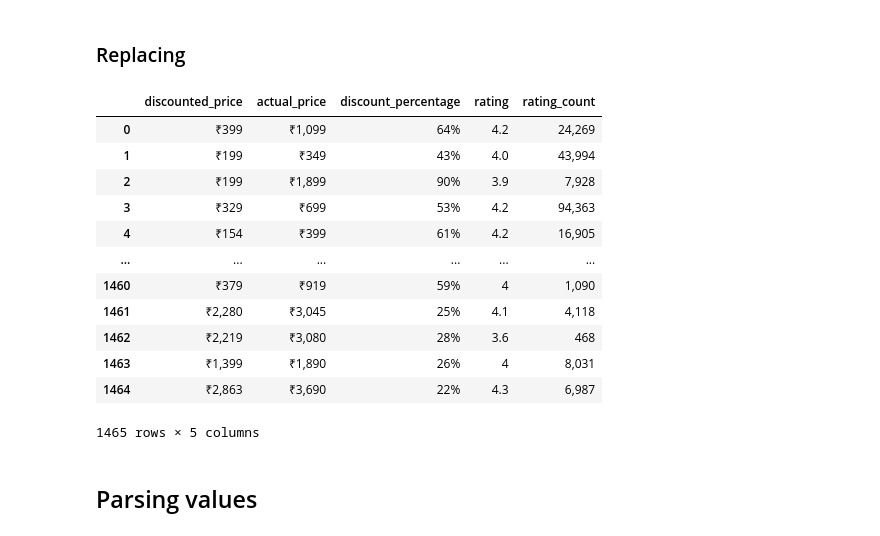
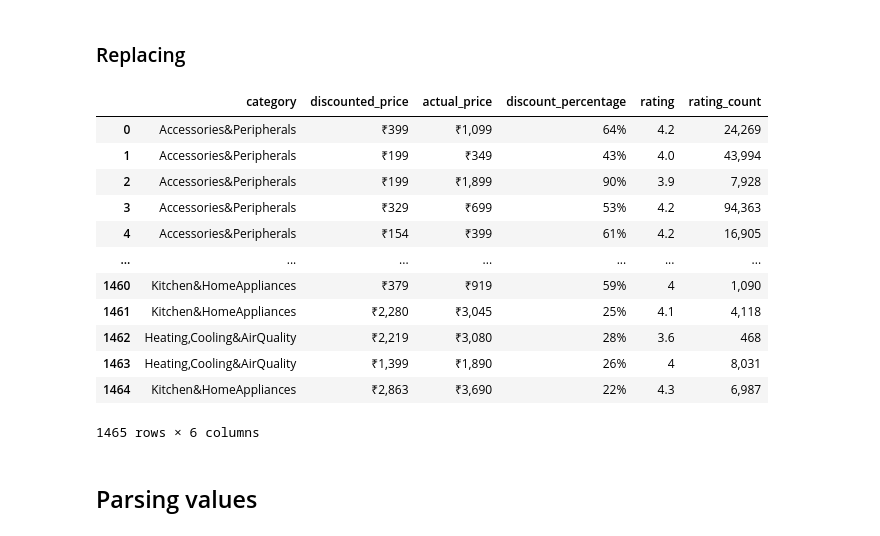
Before and after one commit to JavaConterry/SpecProg-DS-DA, a Jupyter notebook: Course Project/Amazon Sales Analysis.ipynb, the cells around one changed output. Cells and saved outputs as stored; diff of their text form; code cells hidden in the pictures.

```diff
--- a/Course Project/Amazon Sales Analysis.ipynb
+++ b/Course Project/Amazon Sales Analysis.ipynb
@@ -5,6 +5,7 @@ import pandas as pd
 import math
 # %%
 df = pd.read_csv("amazon.csv")
+df['category'] = df['category'].str.split('|').str[1]
 print(df)
 # %% [output]
       product_id                                       product_name  \
@@ -40,23 +42,23 @@ True
 df = df.fillna(method="bfill")
 # %%
-num_df = df.iloc[:, 3:8]
+num_df = df.iloc[:, 2:8]
 spec_idx = num_df[num_df['rating'] == "|"].index[0]
 num_df.iloc[spec_idx] = num_df.iloc[spec_idx-1]
 num_df
 # %% [output]
-|  | discounted_price | actual_price | discount_percentage | rating | rating_count |
-| 0 | ₹399 | ₹1,099 | 64% | 4.2 | 24,269 |
-| 1 | ₹199 | ₹349 | 43% | 4.0 | 43,994 |
-| 2 | ₹199 | ₹1,899 | 90% | 3.9 | 7,928 |
-| 3 | ₹329 | ₹699 | 53% | 4.2 | 94,363 |
-| 4 | ₹154 | ₹399 | 61% | 4.2 | 16,905 |
-| ... | ... | ... | ... | ... | ... |
-| 1460 | ₹379 | ₹919 | 59% | 4 | 1,090 |
-| 1461 | ₹2,280 | ₹3,045 | 25% | 4.1 | 4,118 |
-| 1462 | ₹2,219 | ₹3,080 | 28% | 3.6 | 468 |
-| 1463 | ₹1,399 | ₹1,890 | 26% | 4 | 8,031 |
-| 1464 | ₹2,863 | ₹3,690 | 22% | 4.3 | 6,987 |
+|  | category | discounted_price | actual_price | discount_percentage | rating | rating_count |
+| 0 | Accessories&Peripherals | ₹399 | ₹1,099 | 64% | 4.2 | 24,269 |
+| 1 | Accessories&Peripherals | ₹199 | ₹349 | 43% | 4.0 | 43,994 |
+| 2 | Accessories&Peripherals | ₹199 | ₹1,899 | 90% | 3.9 | 7,928 |
+| 3 | Accessories&Peripherals | ₹329 | ₹699 | 53% | 4.2 | 94,363 |
+| 4 | Accessories&Peripherals | ₹154 | ₹399 | 61% | 4.2 | 16,905 |
+| ... | ... | ... | ... | ... | ... | ... |
+| 1460 | Kitchen&HomeAppliances | ₹379 | ₹919 | 59% | 4 | 1,090 |
+| 1461 | Kitchen&HomeAppliances | ₹2,280 | ₹3,045 | 25% | 4.1 | 4,118 |
+| 1462 | Heating,Cooling&AirQuality | ₹2,219 | ₹3,080 | 28% | 3.6 | 468 |
+| 1463 | Heating,Cooling&AirQuality | ₹1,399 | ₹1,890 | 26% | 4 | 8,031 |
+| 1464 | Kitchen&HomeAppliances | ₹2,863 | ₹3,690 | 22% | 4.3 | 6,987 |
-1465 rows × 5 columns
+1465 rows × 6 columns
 # %% [markdown]
 ## Parsing values
 # %%
```
Also changed, not shown: parts of 27 cells of this notebook, 1 other file.
